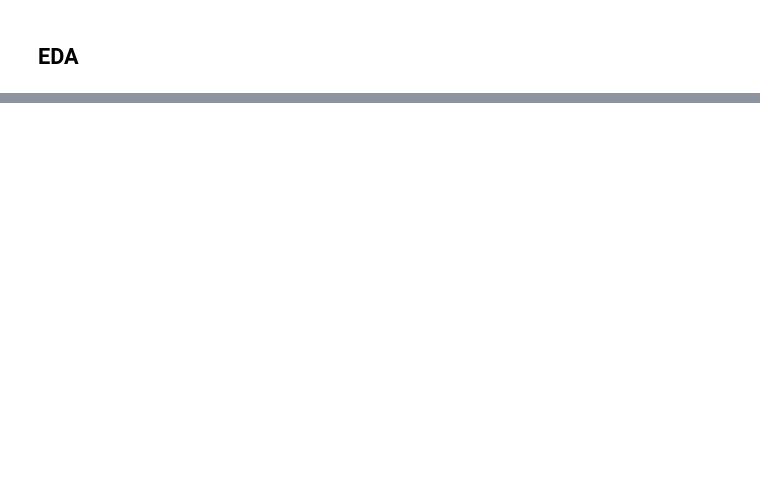
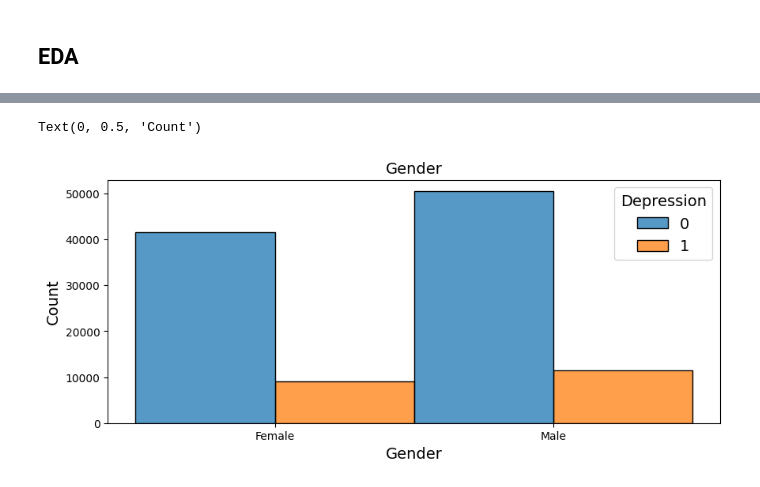
Before and after one commit to MrIsCM/KaggleCompetitions, a Jupyter notebook: PS-S4-E11-MentalHealth/notebooks/main.ipynb, the cells around one changed output, grey strips where cells are left out. Cells and saved outputs as stored; diff of their text form; code cells hidden in the pictures; blank space fills up the shorter version.

```diff
--- a/PS-S4-E11-MentalHealth/notebooks/main.ipynb
+++ b/PS-S4-E11-MentalHealth/notebooks/main.ipynb
@@ -60,0 +100,10 @@ X_train, X_val, y_train, y_val = train_test_split(X, y, test_size=0.2, random_st
+# %%
+fig, ax = plt.subplots(1, 1, figsize=(10, 4))
+
+sns.histplot(data=X_train, x="Gender", hue=y_train, multiple ='dodge' ,ax=ax)
+ax.set_title("Gender")
+ax.set_xlabel("Gender")
+ax.set_ylabel("Count")
+# %% [output]
+Text(0, 0.5, 'Count')
+[figure, added]
```
Also changed, not shown: parts of 11 cells of this notebook.
